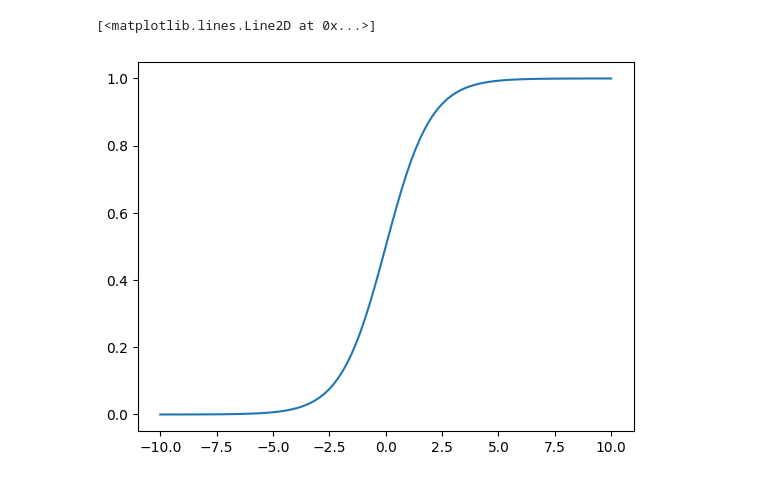
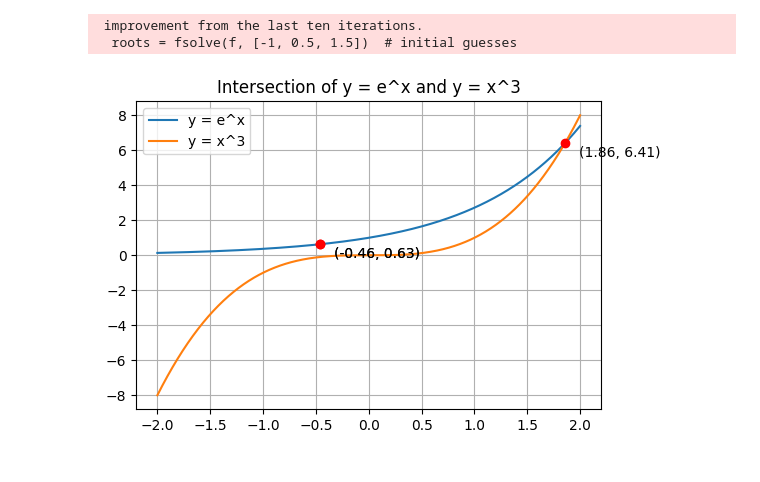
Before and after one commit to sattviksaini/Demo, a Jupyter notebook: chapter_appendix-tools-for-deep-learning/jupyter.ipynb, the cells around one changed output. Saved outputs shown, nothing was run; the diff lists cells and outputs as text; code cells hidden in the pictures.

```diff
--- a/chapter_appendix-tools-for-deep-learning/jupyter.ipynb
+++ b/chapter_appendix-tools-for-deep-learning/jupyter.ipynb
@@ -417,7 +154,32 @@ plt.plot(x,y)
-# %%
-x = np.linspace(-10, 10, 100)  # range from -10 to 10
-y =  1/(1+np.exp(-(x)))
-plt.plot(x,y)
-# %% [output]
-[<matplotlib.lines.Line2D at 0x...>]
-[figure, removed]
+# %%
+import numpy as np
+import pandas as pd
+import matplotlib.pyplot as plt
+from scipy.optimize import fsolve
+x = np.linspace(-2, 2, 1000)
+y1 = np.exp(x)
+y2 = x**3
+
+# Function for intersection
+f = lambda x: np.exp(x) - x**3
+
+# Approximate roots (intersection points)
+roots = fsolve(f, [-1, 0.5, 1.5])  # initial guesses
+intersection_points = [(r, np.exp(r)) for r in roots]
+
+# Plot
+plt.figure(figsize=(6, 4))
+plt.plot(x, y1, label="y = e^x")
+plt.plot(x, y2, label="y = x^3")
+for (xi, yi) in intersection_points:
+    plt.plot(xi, yi, 'ro')
+    plt.annotate(f"({xi:.2f}, {yi:.2f})", (xi, yi),
+                 textcoords="offset points", xytext=(10, -10))
+plt.legend()
+plt.title("Intersection of y = e^x and y = x^3")
+plt.grid()
+plt.show()
+# %% [output]
+ improvement from the last ten iterations.
+  roots = fsolve(f, [-1, 0.5, 1.5])  # initial guesses
+[figure, added]
```
Also changed, not shown: parts of 53 cells of this notebook.
